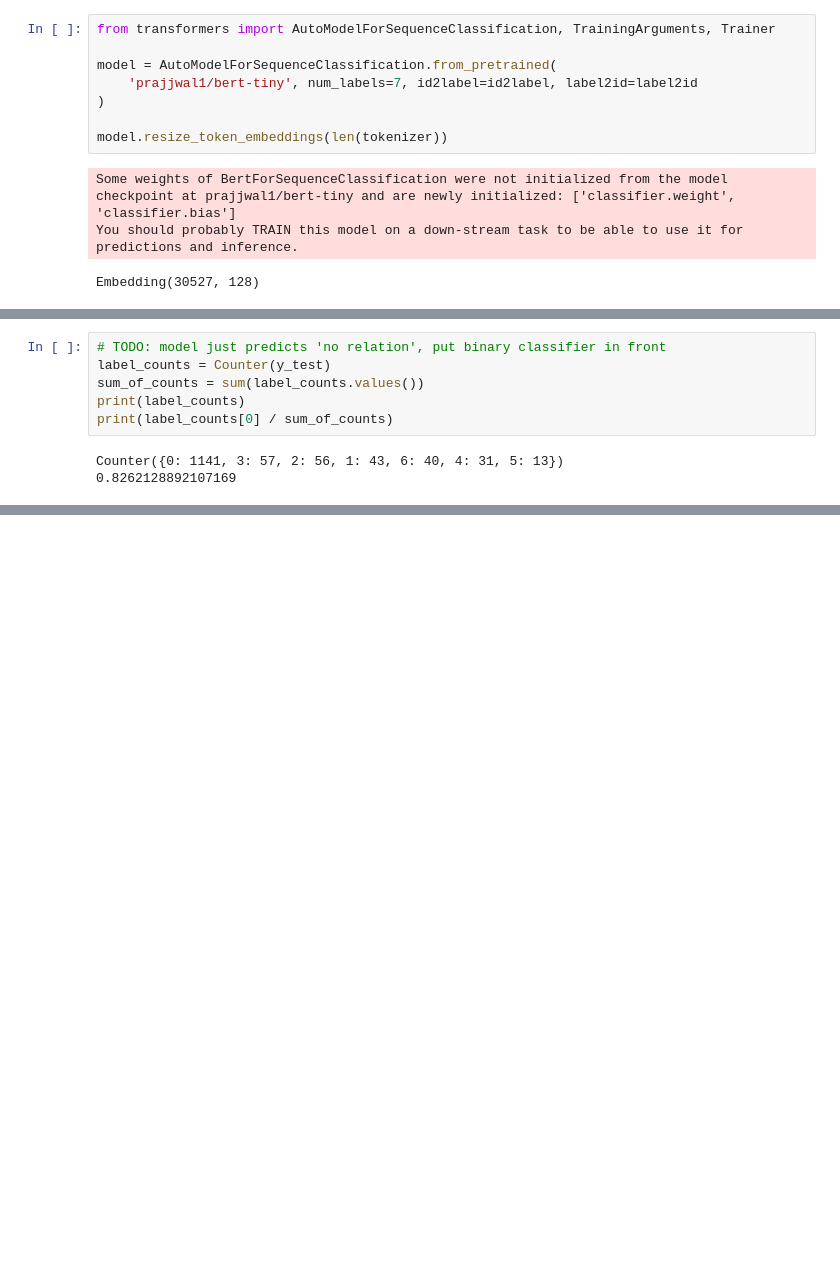
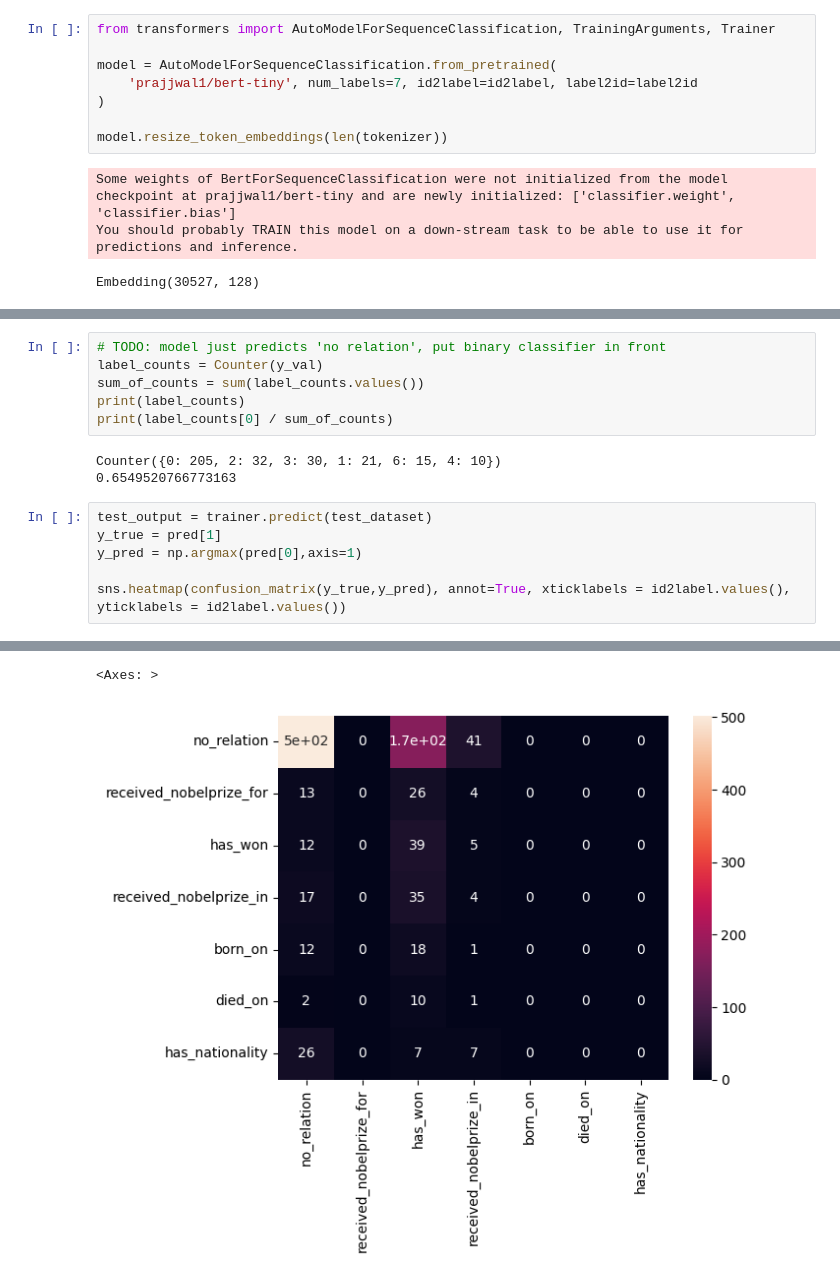
Before and after one commit to IvanDePivan/2AMM30-groep-2, a Jupyter notebook: Model_RE.ipynb, the cells around one changed output, grey strips where cells are left out. Cells and saved outputs as stored; diff of their text form; blank space fills up the shorter version.

```diff
--- a/Model_RE.ipynb
+++ b/Model_RE.ipynb
@@ -460,9 +504,16 @@ no_relation
 # %%
 # TODO: model just predicts 'no relation', put binary classifier in front
-label_counts = Counter(y_test)
+label_counts = Counter(y_val)
 sum_of_counts = sum(label_counts.values())
 print(label_counts)
 print(label_counts[0] / sum_of_counts)
 # %% [output]
-Counter({0: 1141, 3: 57, 2: 56, 1: 43, 6: 40, 4: 31, 5: 13})
-0.8262128892107169
+Counter({0: 205, 2: 32, 3: 30, 1: 21, 6: 15, 4: 10})
+0.6549520766773163
+# %%
+test_output = trainer.predict(test_dataset)
+y_true = pred[1]
+y_pred = np.argmax(pred[0],axis=1)
+
+sns.heatmap(confusion_matrix(y_true,y_pred), annot=True, xticklabels = id2label.values(), yticklabels = id2label.values())
+# %% [output]
@@ -468,0 +521,2 @@ Counter({0: 1141, 3: 57, 2: 56, 1: 43, 6: 40, 4: 31, 5: 13})
+<Axes: >
+[figure, added]
```
Also changed, not shown: parts of 8 cells of this notebook.
